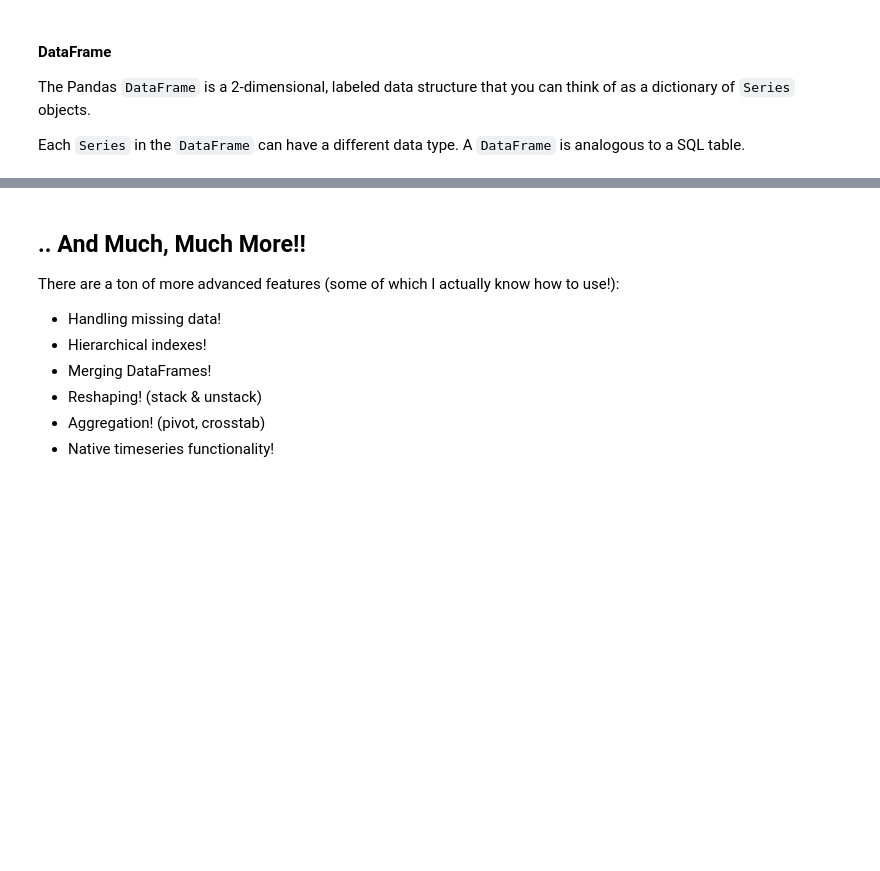
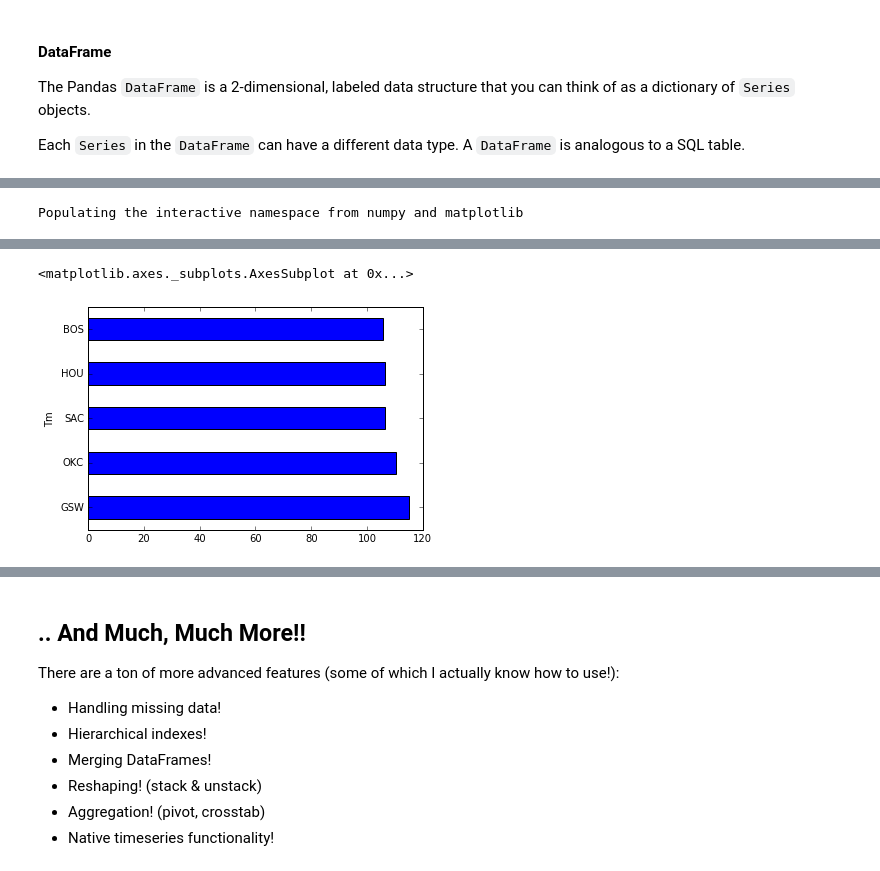
Before and after one commit to mrichnu/intro-to-jupyter-and-pandas, a Jupyter notebook: Intro to Jupyter and Pandas.ipynb, the cells around one changed output, grey strips where cells are left out. Cells and saved outputs as stored; diff of their text form; code cells hidden in the pictures; blank space fills up the shorter version.

```diff
--- a/Intro to Jupyter and Pandas.ipynb
+++ b/Intro to Jupyter and Pandas.ipynb
@@ -306,5 +432,7 @@ df.groupby("Tm")["PF"].sum().sort_values()
 # %%
 # pandas has built-in plotting capabilities for super quick (but ugly) plots
 %pylab inline
-top5 = df.groupby("Tm")["PTS"].sum().sort_values(ascending=False).head(5)
-top5.plot(kind='barh')
+team_ppg = df.groupby("Tm")["PTS"].sum() / 82
+team_ppg.sort_values(ascending=False).head(5).plot(kind='barh')
+# %% [output]
+Populating the interactive namespace from numpy and matplotlib
@@ -310,0 +441,2 @@ top5.plot(kind='barh')
+<matplotlib.axes._subplots.AxesSubplot at 0x...>
+[figure, added]
```
Also changed, not shown: parts of 25 cells of this notebook.
